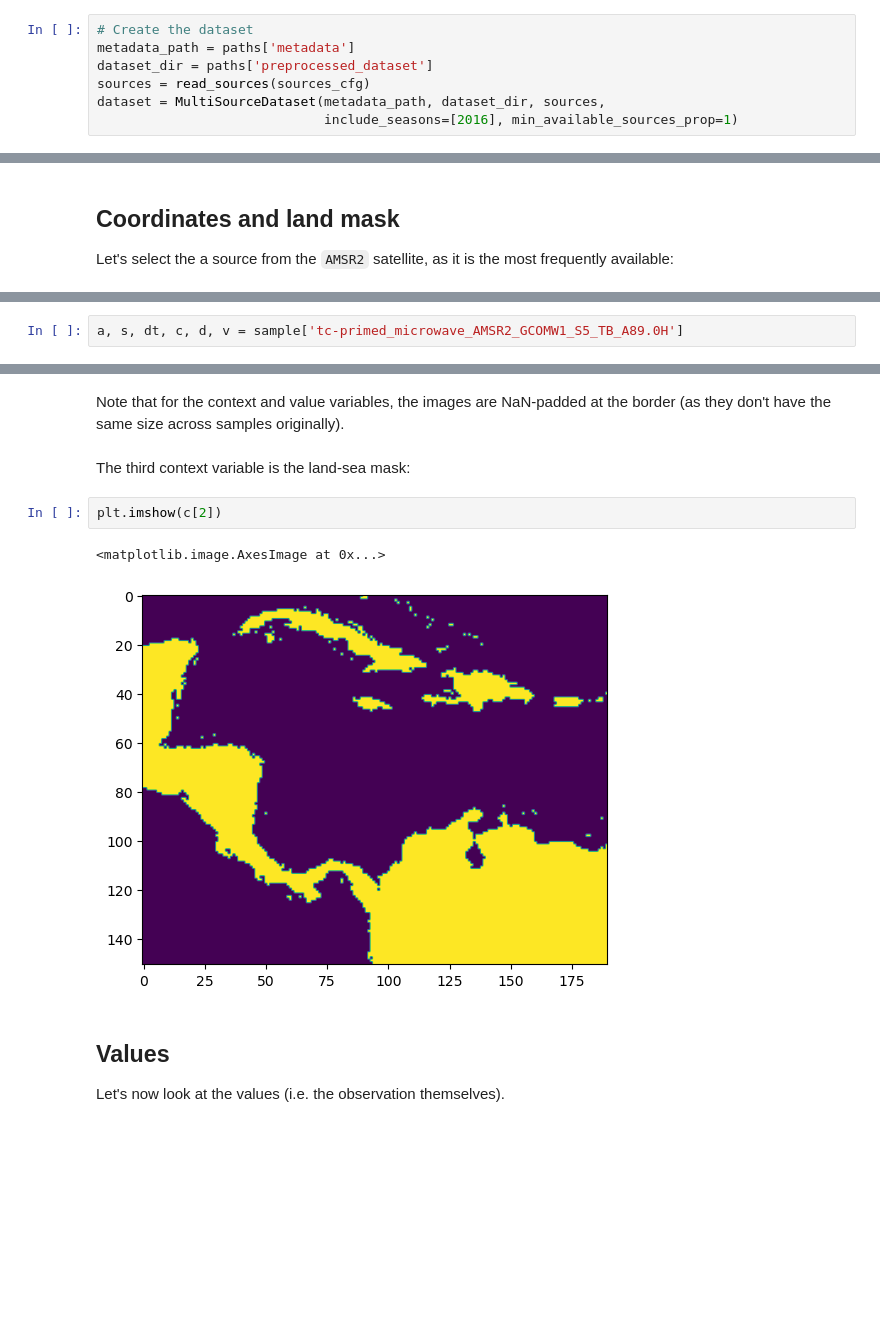
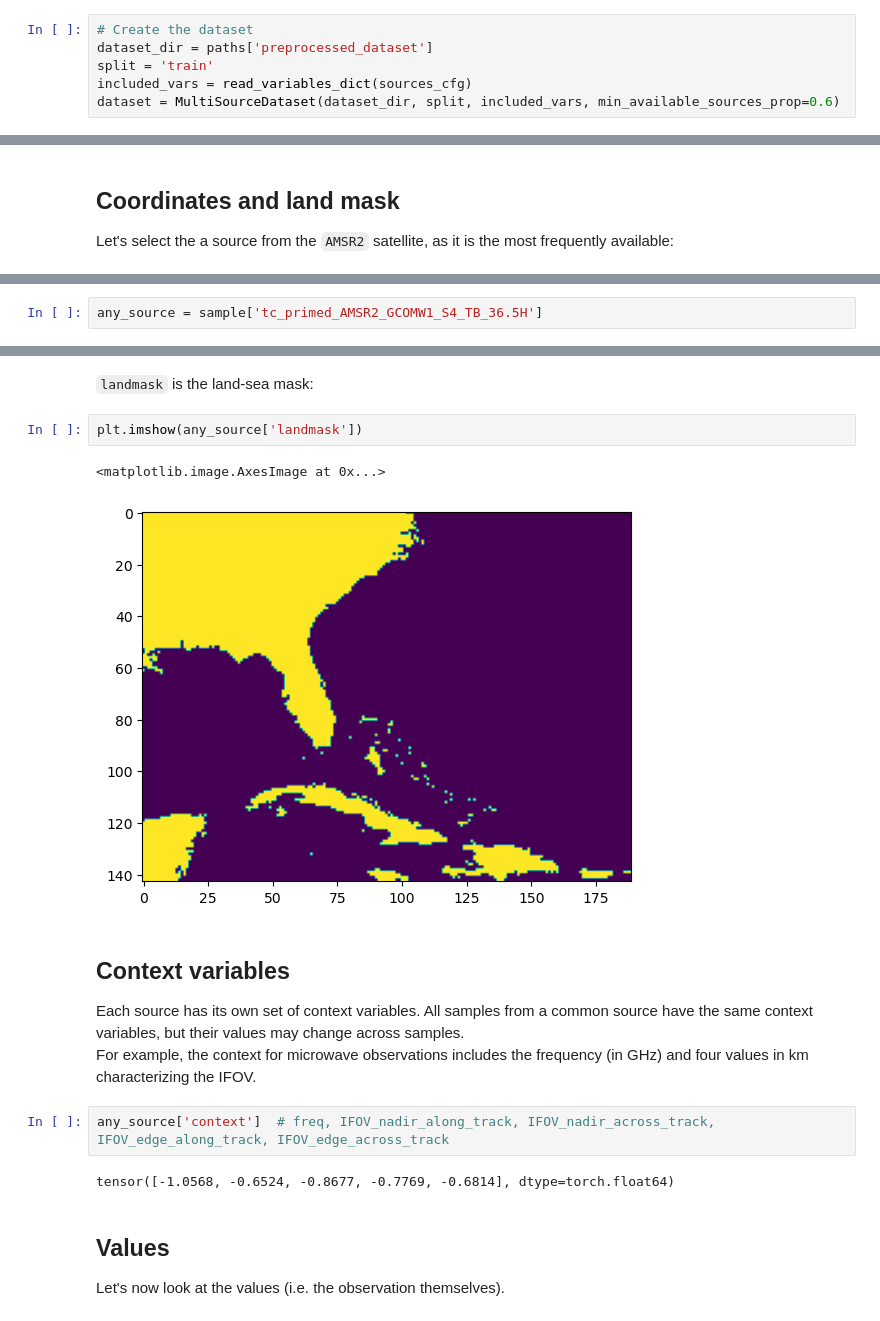
Before and after one commit to dauvillc/tc_multi_sources, a Jupyter notebook: notebooks/preprocessed.ipynb, the cells around one changed output, grey strips where cells are left out. Saved outputs shown, nothing was run; the diff lists cells and outputs as text; blank space fills up the shorter version.

Commit message:
Updated train/val/test split and normalization

````diff
--- a/notebooks/preprocessed.ipynb
+++ b/notebooks/preprocessed.ipynb
@@ -36,8 +39,7 @@ sources_cfg
 We'll use the ```MultiSourceDataset```, which is a map-style torch ```Dataset``` custom subclass.
 # %%
 # Create the dataset
-metadata_path = paths['metadata']
 dataset_dir = paths['preprocessed_dataset']
-sources = read_sources(sources_cfg)
-dataset = MultiSourceDataset(metadata_path, dataset_dir, sources,
-                             include_seasons=[2016], min_available_sources_prop=1)
+split = 'train'
+included_vars = read_variables_dict(sources_cfg)
+dataset = MultiSourceDataset(dataset_dir, split, included_vars, min_available_sources_prop=0.6)
@@ -75,3 +103,3 @@
 # %%
-a, s, dt, c, d, v = sample['tc-primed_microwave_AMSR2_GCOMW1_S5_TB_A89.0H']
+any_source = sample['tc_primed_AMSR2_GCOMW1_S4_TB_36.5H']
 # %% [markdown]
@@ -88,12 +119,18 @@ plt.imshow(lon)
-# %% [markdown]
-Note that for the context and value variables, the images are NaN-padded at the border (as they don't have the same size across samples originally).
 # %% [markdown]
-The third context variable is the land-sea mask:
+```landmask``` is the land-sea mask:
 # %%
-plt.imshow(c[2])
+plt.imshow(any_source['landmask'])
 # %% [output]
 <matplotlib.image.AxesImage at 0x...>
-[figure, old version]
+[figure, new version]
+# %% [markdown]
+## Context variables
+Each source has its own set of context variables. All samples from a common source have the same context variables, but their values may change across samples.
+For example, the context for microwave observations includes the frequency (in GHz) and four values in km characterizing the IFOV.
+# %%
+any_source['context']  # freq, IFOV_nadir_along_track, IFOV_nadir_across_track, IFOV_edge_along_track, IFOV_edge_across_track
+# %% [output]
+tensor([-1.0568, -0.6524, -0.8677, -0.7769, -0.6814], dtype=torch.float64)
 # %% [markdown]
 ## Values
 Let's now look at the values (i.e. the observation themselves).
````
Also changed, not shown: parts of 14 cells of this notebook, 14 other files.
